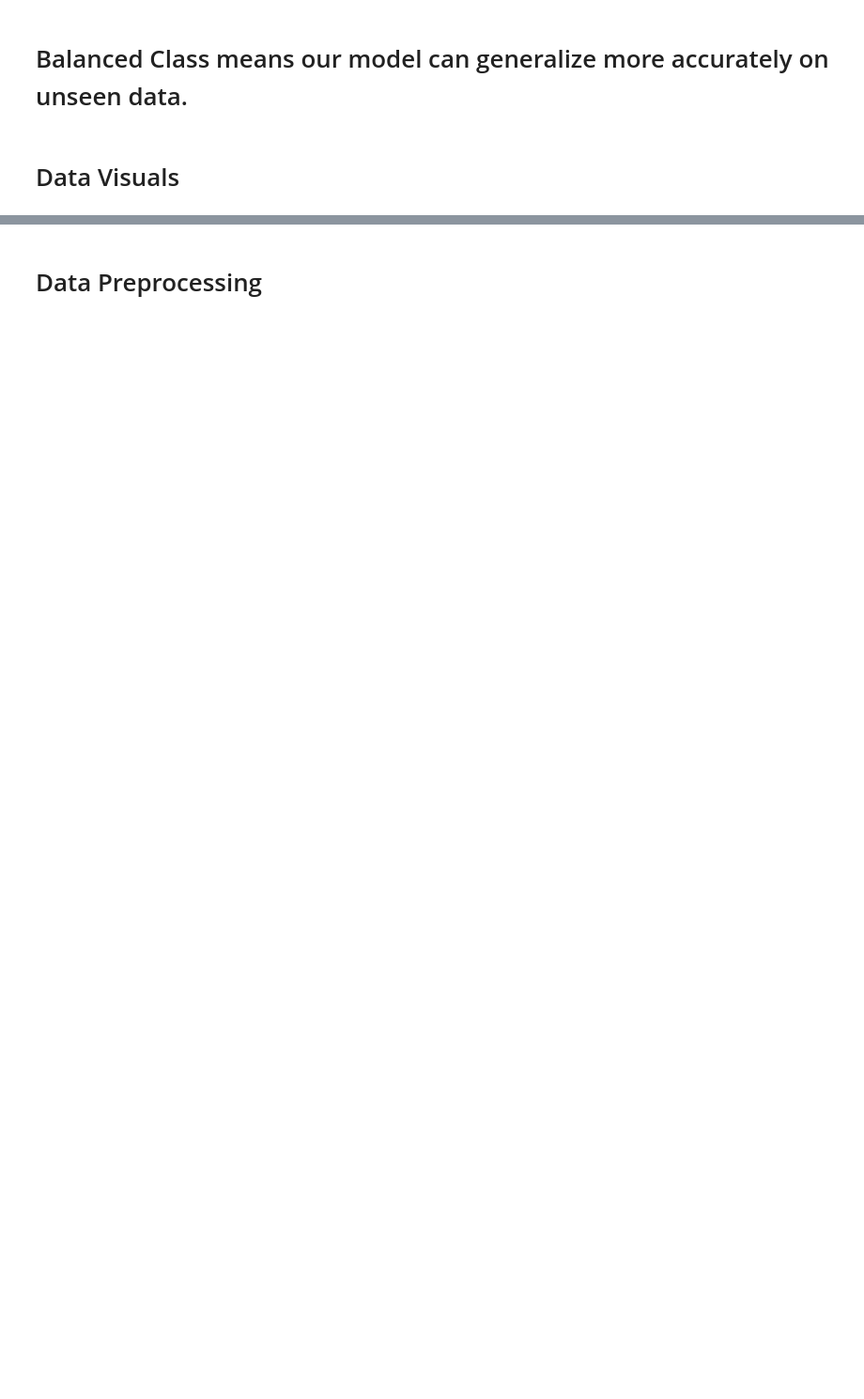
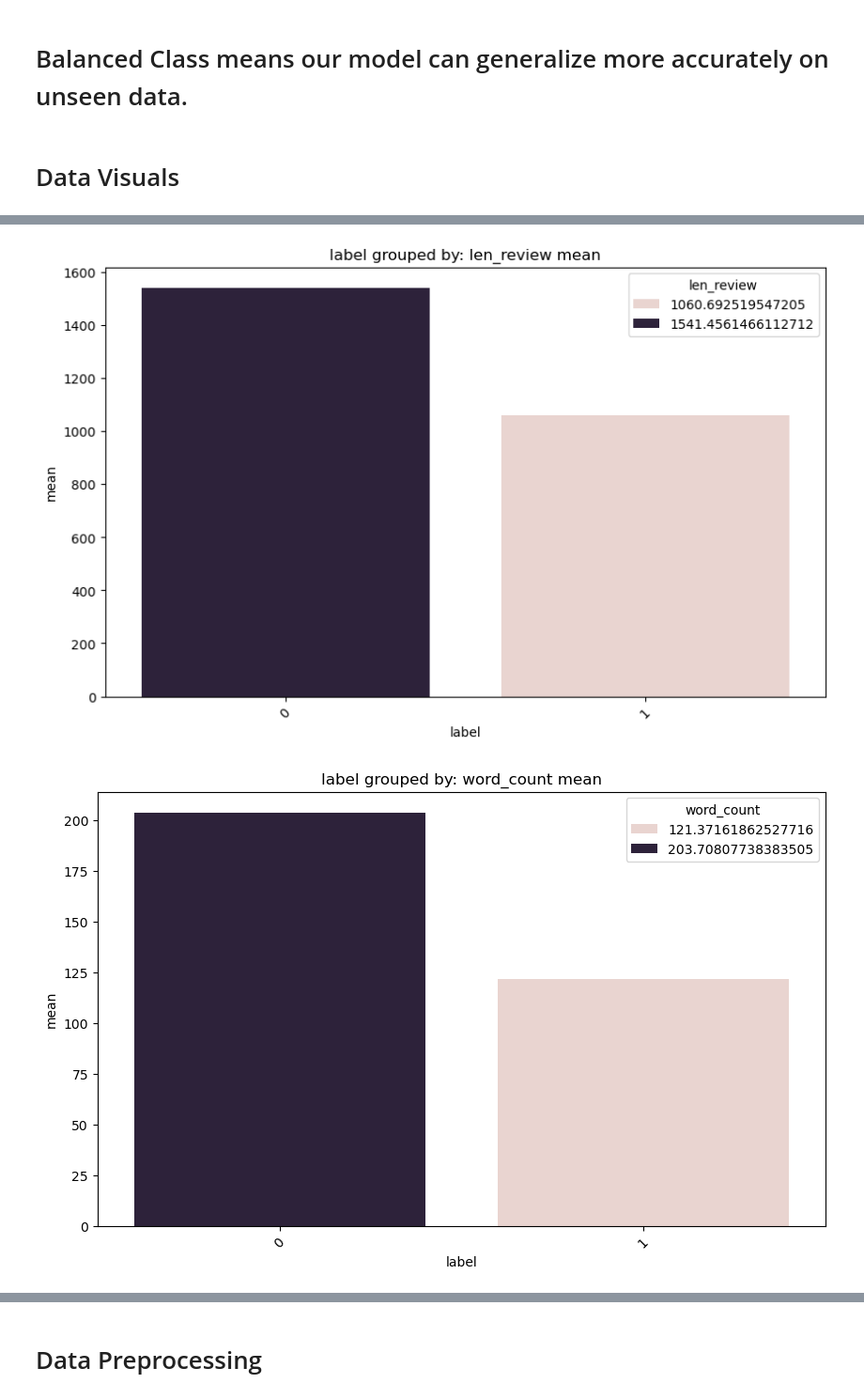
Before and after one commit to MaukanMir/Phising-Emal-Sentiment-Analysis, a Jupyter notebook: training.ipynb, the cells around one changed output, grey strips where cells are left out. Shown at 94% size. Saved outputs shown, nothing was run; the diff lists cells and outputs as text; code cells hidden in the pictures; blank space fills up the shorter version.

```diff
--- a/training.ipynb
+++ b/training.ipynb
@@ -41,10 +41,22 @@ def check_class_imbalance(target):
   plt.show()
 
 def remove_stop(words):
-  word_tokens = " ".join(word_tokenize(words)).split(" ")
+  word_tokens = " ".join(word_tokenize(words))
   filtered_tokens = re.sub(r'[^a-zA-Z\s]', "", word_tokens).split(" ")
-  filtered_sentence = [w.lower().strip() for w in filtered_tokens if w.lower() not in ENGLISH_STOP_WORDS]
+  filtered_sentence = [w.lower().strip() for w in filtered_tokens if not w.lower().strip() in ENGLISH_STOP_WORDS]
   return " ".join(filtered_sentence).strip()
+
+def grouped_insights(df, cols, x, metric_name):
+
+  for col in cols:
+    plt.figure(figsize=(10, 6))
+    grouped_df = df.groupby(x)[col].sum().reset_index() if metric_name == "sum" else df.groupby(x)[col].mean().reset_index()
+    sns.barplot(data=grouped_df, x=x, y =col, hue=col)
+    plt.xlabel(x)
+    plt.ylabel(metric_name)
+    plt.title(f"{x} grouped by: {col} {metric_name}")
+    plt.xticks(rotation=45)
+  plt.show()
 # %% [markdown]
 # EDA Analysis
 # %%
@@ -102,0 +116,5 @@ for col in cols:
+# %%
+grouped_insights(df, ["len_review", "word_count"], "label", "mean")
+# %% [output]
+[figure, added]
+[figure, added]
```
Also changed, not shown: parts of 3 cells of this notebook.
